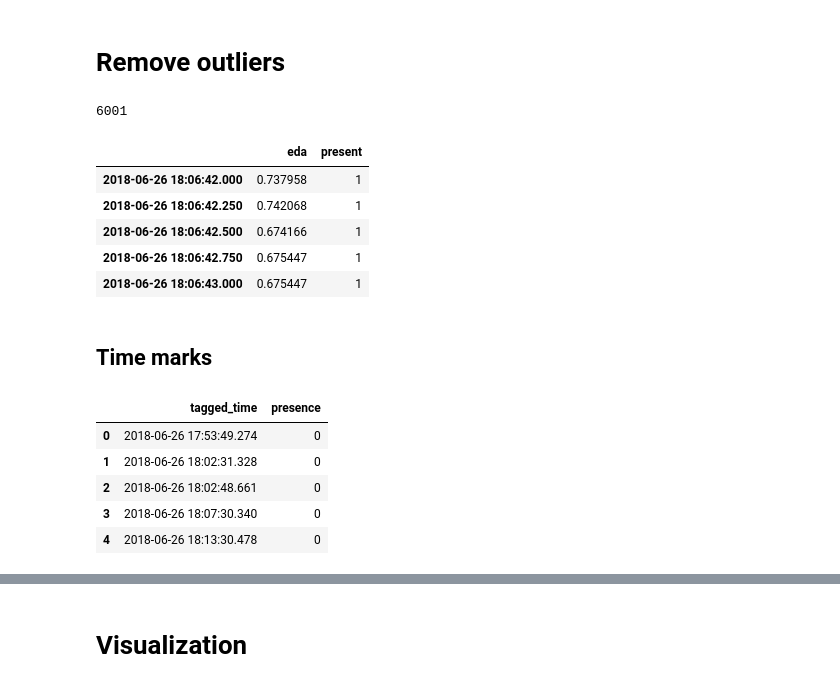
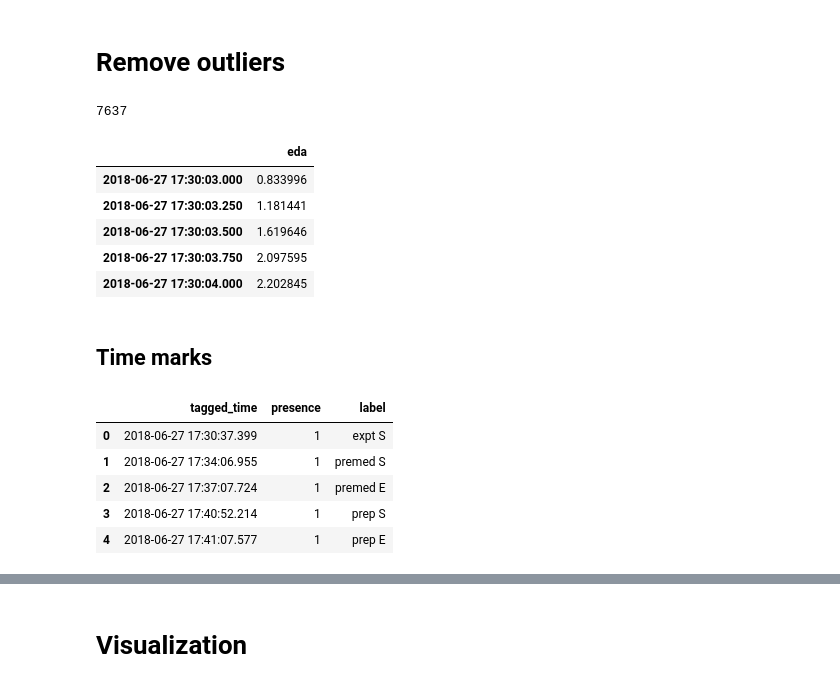
Before and after one commit to haohanwang23/coldshowershower_socialpresence, a Jupyter notebook: new/analysis/analysis1.ipynb, the cells around one changed output, grey strips where cells are left out. Drawn from its saved outputs; the diff is of its cells as text; code cells hidden in the pictures.

```diff
--- a/new/analysis/analysis1.ipynb
+++ b/new/analysis/analysis1.ipynb
@@ -79,6 +59,6 @@ fl_eda_1.head(5)
 # %% [markdown]
 ## Convert time
 # %%
-fl_init_time_1 = datetime.datetime.fromtimestamp(fl_eda_1.iloc[0]).strftime('%Y-%m-%d %H:%M:%S')
-fl_init_time_1
+fl_init_time_2 = datetime.datetime.fromtimestamp(fl_eda_2.iloc[0]).strftime('%Y-%m-%d %H:%M:%S')
+fl_init_time_2
 # %% [output]
@@ -86,7 +66,7 @@ fl_init_time_1
 # %%
-fl_eda_1 = fl_eda_1.iloc[3:]
+fl_eda_2 = fl_eda_2.iloc[3:]
 # %%
-fl_time_eda_1 = pd.date_range(start=fl_init_time_1, periods=len(fl_eda_1),
-                              freq=str(1/int(fl_eda_freq_1))+'S')
-fl_time_eda_1
+fl_time_eda_2 = pd.date_range(start=fl_init_time_2, periods=len(fl_eda_2),
+                              freq=str(1/int(fl_eda_freq_2))+'S')
+fl_time_eda_2
 # %% [output]
@@ -118,0 +85,6 @@ fl_eda_1.head()
+# %%
+fl_eda_2 = fl_eda_2.set_index(fl_time_eda_2, drop =True)
+fl_eda_2 = fl_eda_2[:]
+fl_eda_2 = fl_eda_2.dropna()
+print(len(fl_eda_2))
+fl_eda_2.head()
@@ -119,37 +99,36 @@ fl_eda_1.head()
 # %% [markdown]
 # Remove outliers
 # %%
-fl_exp1 = fl_eda_1.copy()#example dataset of normally distributed data.
+fl_exp2 = fl_eda_2.copy()#example dataset of normally distributed data.
 
-fl_exp1['present'] = 1
-# fl_exp6 = fl_exp6.reset_index(drop= True)?
 
-fl_exp1= fl_exp1[np.abs(fl_exp1.eda-fl_exp1.eda.mean())<=(3*fl_exp1.eda.std())] #keep only the ones that are within +3 to -3 standard deviations in the column 'Data'.
-fl_exp1= fl_exp1[~(np.abs(fl_exp1.eda-fl_exp1.eda.mean())>(3*fl_exp1.eda.std()))] #or if you prefer the other way around
-fl_exp1 = fl_exp1.dropna()
-print(len(fl_exp1))
-fl_exp1.head()
+fl_exp2= fl_exp2[np.abs(fl_exp2.eda-fl_exp2.eda.mean())<=(3*fl_exp2.eda.std())] #keep only the ones that are within +3 to -3 standard deviations in the column 'Data'.
+fl_exp2= fl_exp2[~(np.abs(fl_exp2.eda-fl_exp2.eda.mean())>(3*fl_exp2.eda.std()))] #or if you prefer the other way around
+fl_exp2 = fl_exp2.dropna()
+print(len(fl_exp2))
+fl_exp2.head()
 # %% [output]
-6001
+7637
-|  | eda | present |
-| 2018-06-26 18:06:42.000 | 0.737958 | 1 |
-| 2018-06-26 18:06:42.250 | 0.742068 | 1 |
-| 2018-06-26 18:06:42.500 | 0.674166 | 1 |
-| 2018-06-26 18:06:42.750 | 0.675447 | 1 |
-| 2018-06-26 18:06:43.000 | 0.675447 | 1 |
+|  | eda |
+| 2018-06-27 17:30:03.000 | 0.833996 |
+| 2018-06-27 17:30:03.250 | 1.181441 |
+| 2018-06-27 17:30:03.500 | 1.619646 |
+| 2018-06-27 17:30:03.750 | 2.097595 |
+| 2018-06-27 17:30:04.000 | 2.202845 |
 # %% [markdown]
 ## Time marks
 # %%
-tags_1 = pd.read_csv('../data/marks/6.26.csv' , header= None)
-tags_1 = tags_1.drop(tags_1.columns[2],axis=1)
-tags_1.columns  =  ['tagged_time','presence']
-tags_1 = tags_1.sort_values('tagged_time')
-tags_1 = tags_1.reset_index(drop=True)
-tags_1.head()
+tags_2 = pd.read_csv('../data/marks/6.27.csv' , header= None)
+# tags_2 = tags_2.drop(tags_2.columns[2],axis=1)
+tags_2.columns  =  ['tagged_time','presence','label']
+tags_2 = tags_2.sort_values('tagged_time')
+tags_2 = tags_2.reset_index(drop=True)
+
+tags_2.head()
 # %% [output]
-|  | tagged_time | presence |
-| 0 | 2018-06-26 17:53:49.274 | 0 |
-| 1 | 2018-06-26 18:02:31.328 | 0 |
-| 2 | 2018-06-26 18:02:48.661 | 0 |
-| 3 | 2018-06-26 18:07:30.340 | 0 |
-| 4 | 2018-06-26 18:13:30.478 | 0 |
+|  | tagged_time | presence | label |
+| 0 | 2018-06-27 17:30:37.399 | 1 | expt S |
+| 1 | 2018-06-27 17:34:06.955 | 1 | premed S |
+| 2 | 2018-06-27 17:37:07.724 | 1 | premed E |
+| 3 | 2018-06-27 17:40:52.214 | 1 | prep S |
+| 4 | 2018-06-27 17:41:07.577 | 1 | prep E |
```
Also changed, not shown: parts of 17 cells of this notebook, 3 other files.
